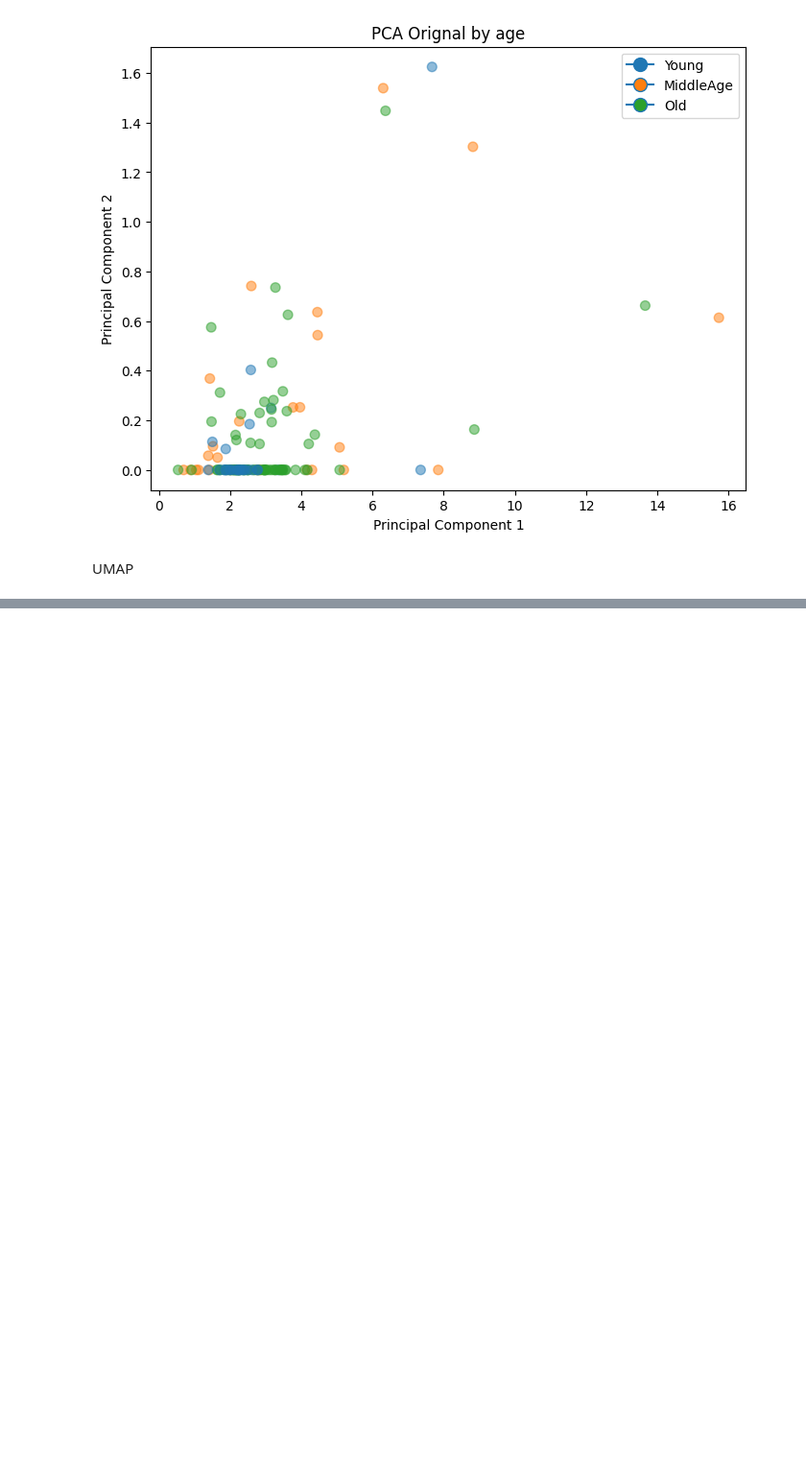
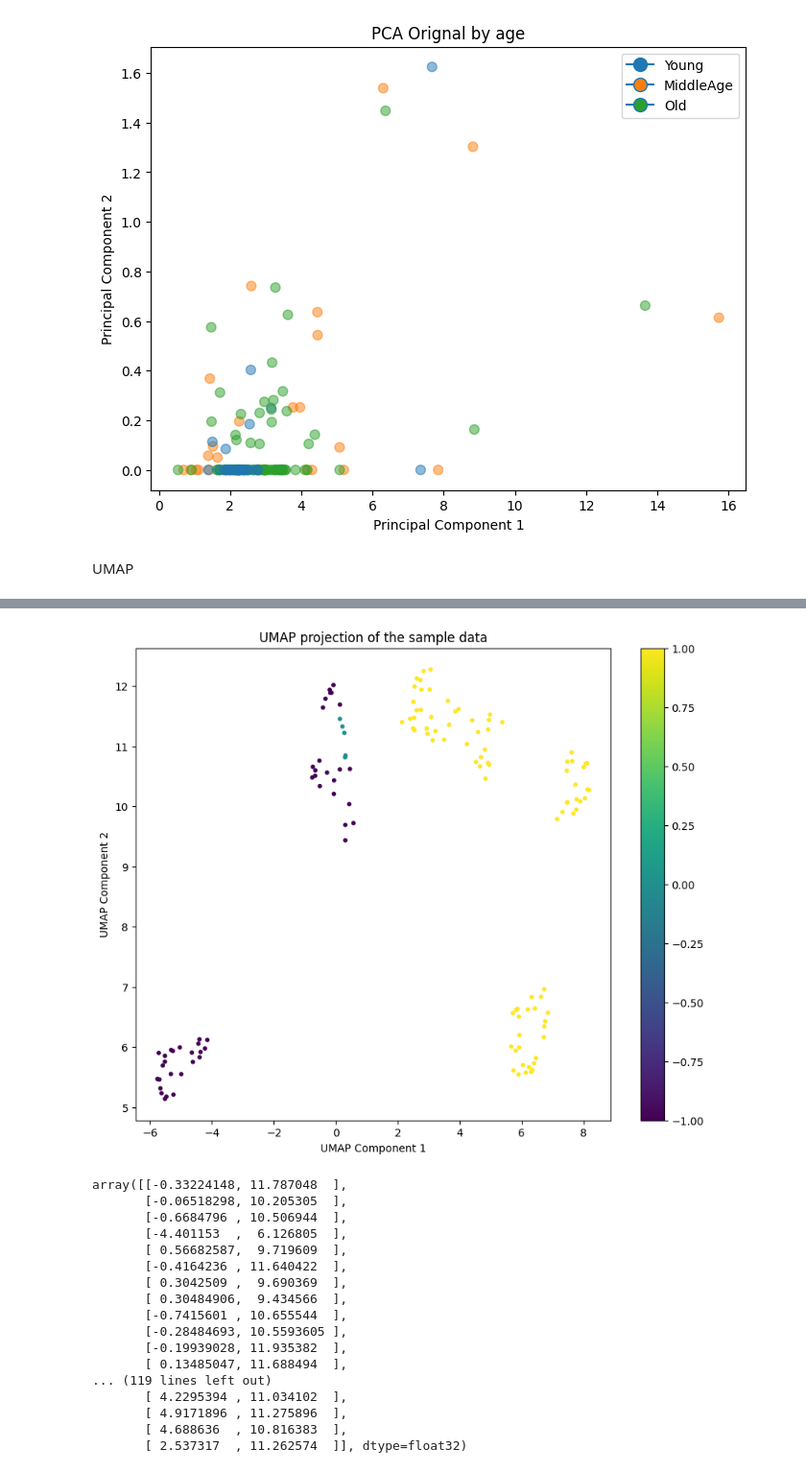
Before and after one commit to GuerreroVazquez/Test_DEG_methods-single_cell, a Jupyter notebook: batch_correction/reComBat-main/reComBat/Batch_correction_RNAseq_python.ipynb, the cells around one changed output, grey strips where cells are left out. Shown at 96% size. Cells and saved outputs as stored; diff of their text form; code cells hidden in the pictures; blank space fills up the shorter version.

```diff
--- a/batch_correction/reComBat-main/reComBat/Batch_correction_RNAseq_python.ipynb
+++ b/batch_correction/reComBat-main/reComBat/Batch_correction_RNAseq_python.ipynb
@@ -595,0 +533,21 @@ import umap
+# %%
+umap_projection(data_corrected, numeric_experiment_order)
+# %% [output]
+[figure, added]
+array([[-0.33224148, 11.787048  ],
+       [-0.06518298, 10.205305  ],
+       [-0.6684796 , 10.506944  ],
+       [-4.401153  ,  6.126805  ],
+       [ 0.56682587,  9.719609  ],
+       [-0.4164236 , 11.640422  ],
+       [ 0.3042509 ,  9.690369  ],
+       [ 0.30484906,  9.434566  ],
+       [-0.7415601 , 10.655544  ],
+       [-0.28484693, 10.5593605 ],
+       [-0.19939028, 11.935382  ],
+       [ 0.13485047, 11.688494  ],
+... (119 lines left out)
+       [ 4.2295394 , 11.034102  ],
+       [ 4.9171896 , 11.275896  ],
+       [ 4.688636  , 10.816383  ],
+       [ 2.537317  , 11.262574  ]], dtype=float32)
```
Also changed, not shown: parts of 37 cells of this notebook, 4 other files.
